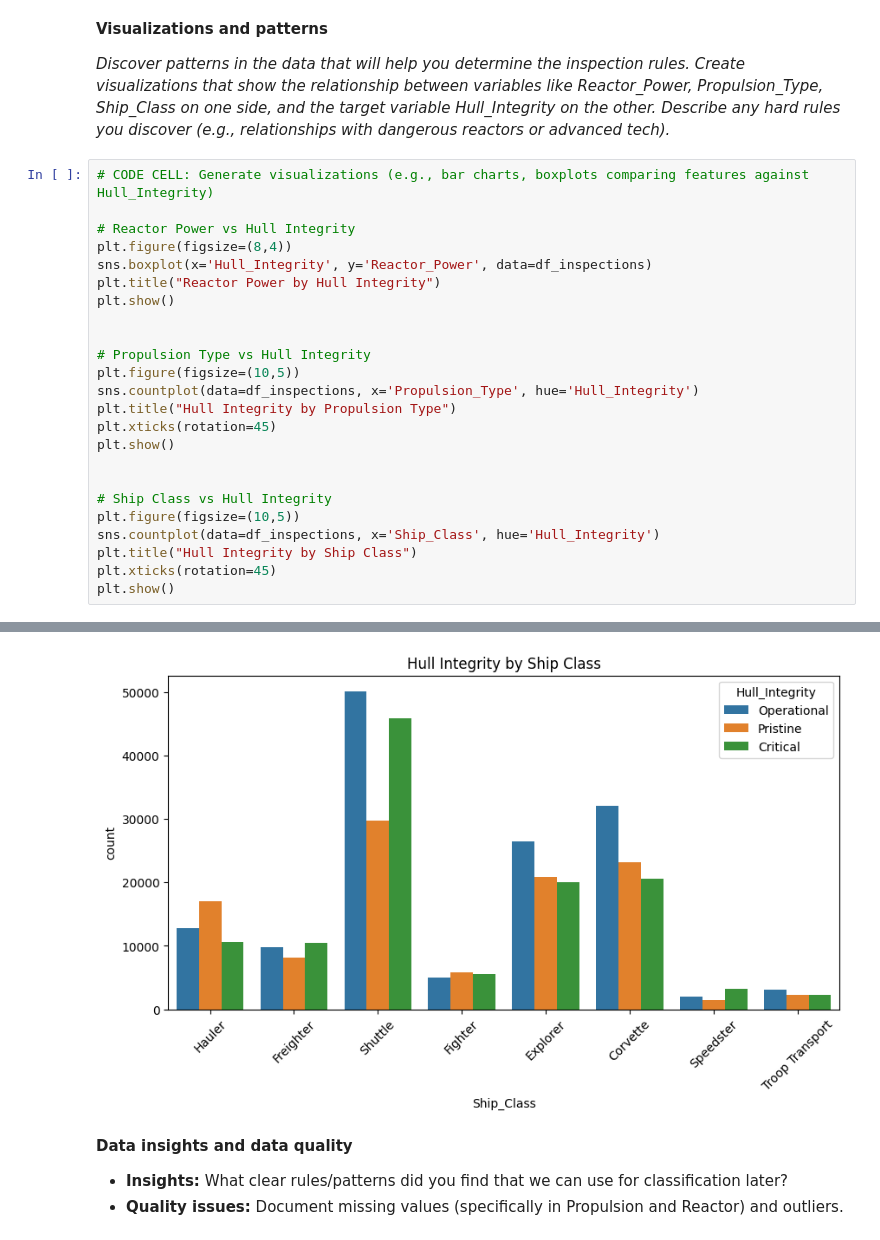
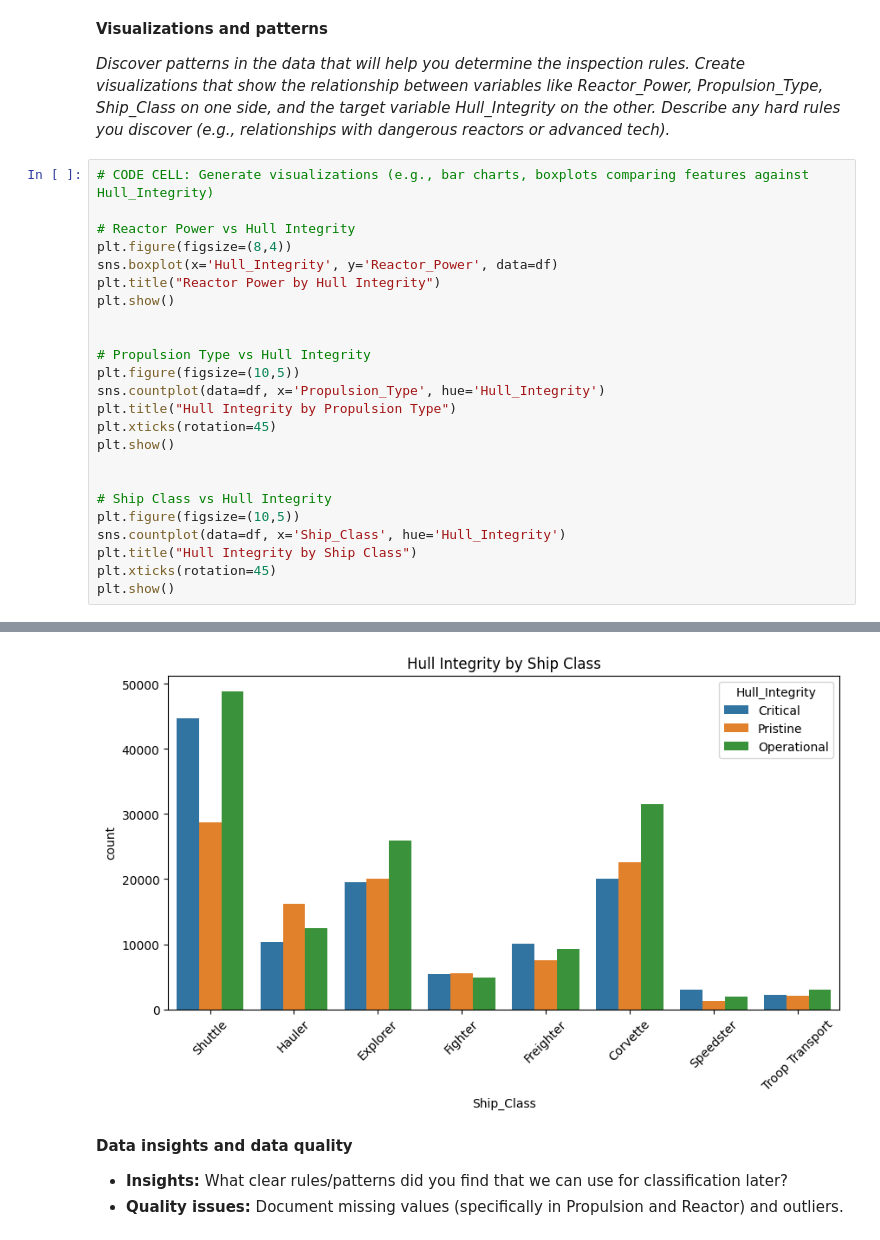
Before and after one commit to XueHu2222/Iterations, a Jupyter notebook: iteration-2/assignment_template_it2.ipynb, the cells around one changed output, grey strips where cells are left out. Cells and saved outputs as stored; diff of their text form.

Commit message:
finish data understanding and preparation

```diff
--- a/iteration-2/assignment_template_it2.ipynb
+++ b/iteration-2/assignment_template_it2.ipynb
@@ -124,14 +128,14 @@ Reactor_Power has 338,877 non-null values, meaning about 29,438 values are missi
 
 # Reactor Power vs Hull Integrity
 plt.figure(figsize=(8,4))
-sns.boxplot(x='Hull_Integrity', y='Reactor_Power', data=df_inspections)
+sns.boxplot(x='Hull_Integrity', y='Reactor_Power', data=df)
 plt.title("Reactor Power by Hull Integrity")
 plt.show()
 
 
 # Propulsion Type vs Hull Integrity
 plt.figure(figsize=(10,5))
-sns.countplot(data=df_inspections, x='Propulsion_Type', hue='Hull_Integrity')
+sns.countplot(data=df, x='Propulsion_Type', hue='Hull_Integrity')
 plt.title("Hull Integrity by Propulsion Type")
 plt.xticks(rotation=45)
 plt.show()
@@ -139,7 +143,7 @@ plt.show()
 
 # Ship Class vs Hull Integrity
 plt.figure(figsize=(10,5))
-sns.countplot(data=df_inspections, x='Ship_Class', hue='Hull_Integrity')
+sns.countplot(data=df, x='Ship_Class', hue='Hull_Integrity')
 plt.title("Hull Integrity by Ship Class")
 plt.xticks(rotation=45)
 plt.show()
@@ -149,4 +153,4 @@ plt.show()
-[figure, old version]
+[figure, new version]
 # %% [markdown]
 **Data insights and data quality**
 * **Insights:** What clear rules/patterns did you find that we can use for classification later?
```
Also changed, not shown: parts of 6 cells of this notebook, 1 other file.
